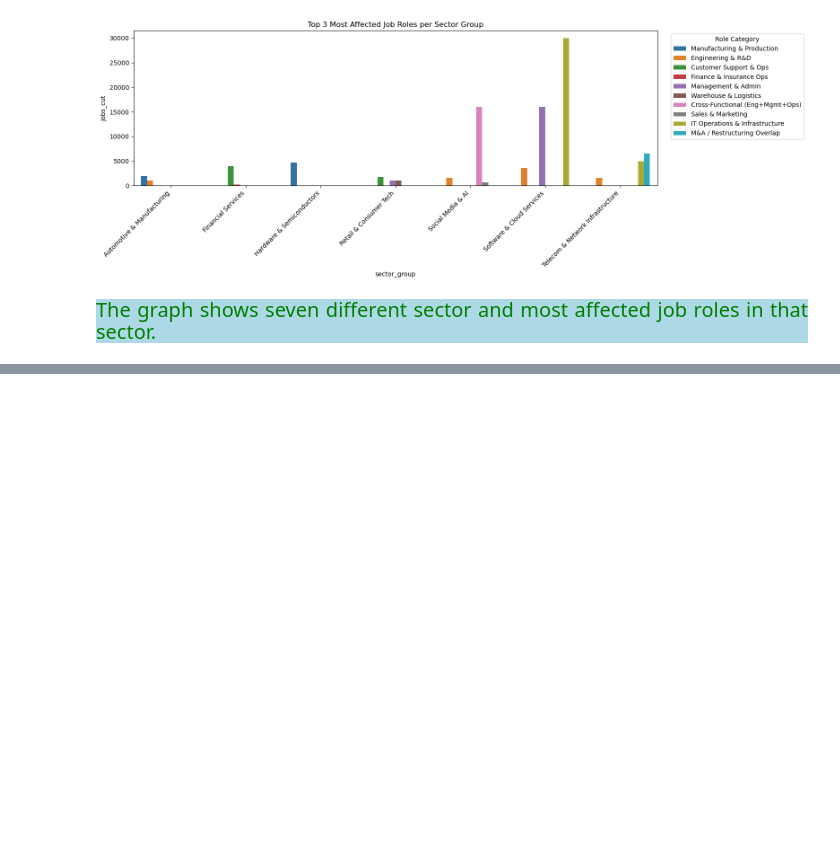
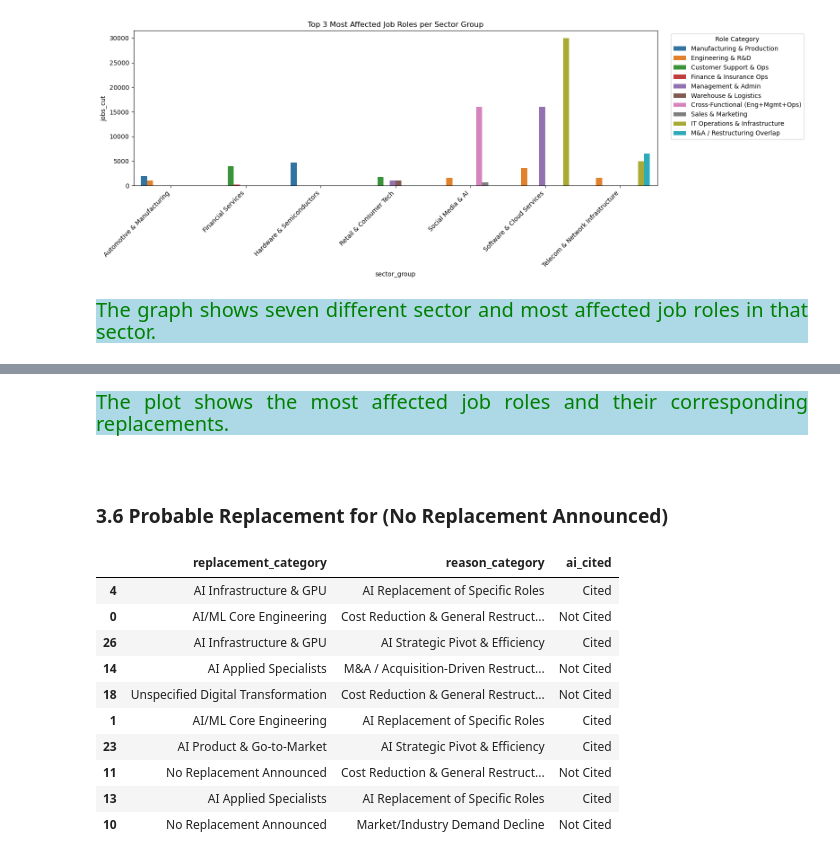
Before and after one commit to Kartika-Nidhi/DS_Projects, a Jupyter notebook: TechLayoffs2026Analysis.ipynb, the cells around one changed output, grey strips where cells are left out. Saved outputs shown, nothing was run; the diff lists cells and outputs as text; code cells hidden in the pictures; blank space fills up the shorter version.

```diff
--- a/TechLayoffs2026Analysis.ipynb
+++ b/TechLayoffs2026Analysis.ipynb
@@ -981,0 +1033,20 @@ k
+# %% [markdown]
+<div style = "background-color:lightblue; color:green; font-size:20px; text-align:justify"> The plot shows the most affected job roles and their corresponding replacements.
+# %% [markdown]
+<div>
+# %% [markdown]
+### 3.6 Probable Replacement for (No Replacement Announced)
+# %%
+data.loc[:, ['replacement_category', 'reason_category', 'ai_cited']].head(10)
+# %% [output]
+|  | replacement_category | reason_category | ai_cited |
+| 4 | AI Infrastructure & GPU | AI Replacement of Specific Roles | Cited |
+| 0 | AI/ML Core Engineering | Cost Reduction & General Restruct... | Not Cited |
+| 26 | AI Infrastructure & GPU | AI Strategic Pivot & Efficiency | Cited |
+| 14 | AI Applied Specialists | M&A / Acquisition-Driven Restruct... | Not Cited |
+| 18 | Unspecified Digital Transformation | Cost Reduction & General Restruct... | Not Cited |
+| 1 | AI/ML Core Engineering | AI Replacement of Specific Roles | Cited |
+| 23 | AI Product & Go-to-Market | AI Strategic Pivot & Efficiency | Cited |
+| 11 | No Replacement Announced | Cost Reduction & General Restruct... | Not Cited |
+| 13 | AI Applied Specialists | AI Replacement of Specific Roles | Cited |
+| 10 | No Replacement Announced | Market/Industry Demand Decline | Not Cited |
```
Also changed, not shown: parts of 11 cells of this notebook.
